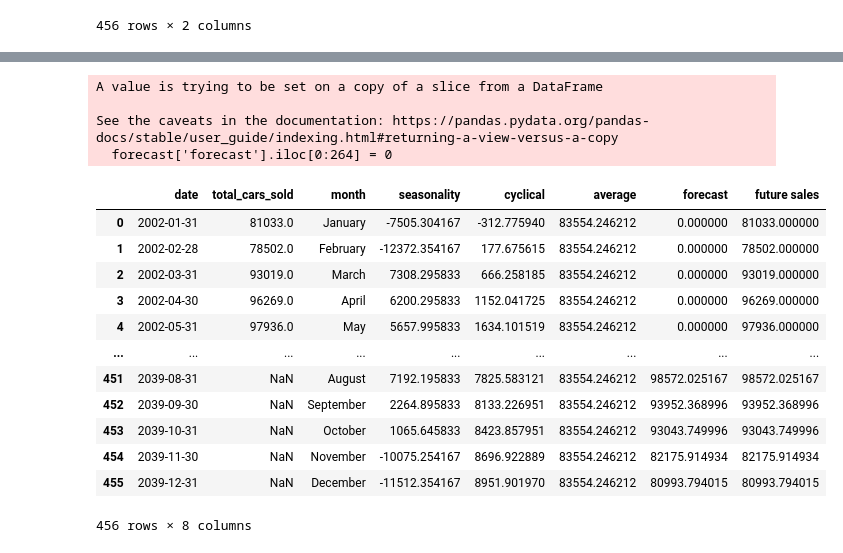
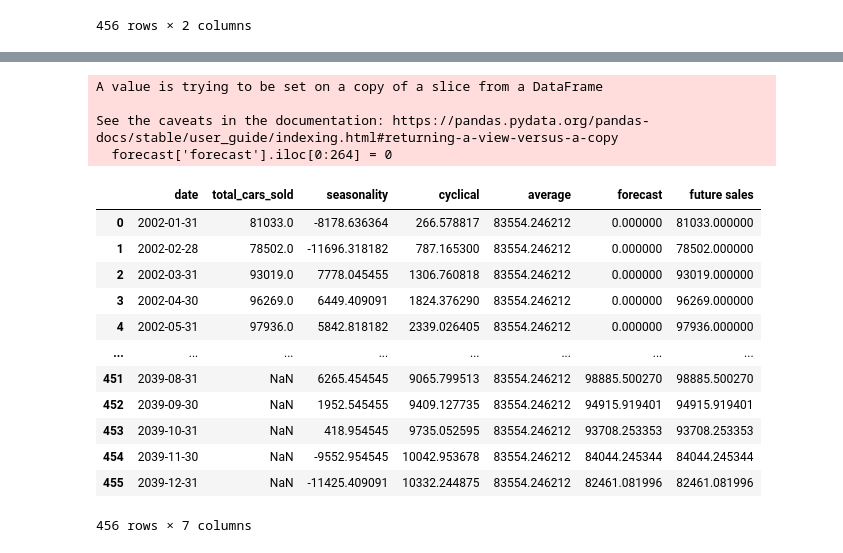
Before and after one commit to bennicholson2/Maryland-Automotive-Industry, a Jupyter notebook: analysis_chapters/02_seasonal_decomposition.ipynb, the cells around one changed output, grey strips where cells are left out. Cells and saved outputs as stored; diff of their text form; code cells hidden in the pictures.

```diff
--- a/analysis_chapters/02_seasonal_decomposition.ipynb
+++ b/analysis_chapters/02_seasonal_decomposition.ipynb
@@ -653,0 +704,8 @@ Sinusoidal graph equations are made up of
+# %%
+# create yearly smoothed data
+smoothed_irregularity_deseasonlised_sales_data = savgol_smooth(sales_data_irregularities_cylical_removed_deseasonlised['irregularities_deseasonlised_cars_sold'],12,1)
+
+plot_multiple_series(sales_data['date'],[smoothed_irregularity_deseasonlised_sales_data,
+                      sales_data_irregularities_cylical_removed_deseasonlised['irregularities_deseasonlised_cars_sold']],
+                      ['Smoothed Cars Sold','Deseasonlised Irregularities Removed Cars Sold'],'Comparing Smoothed Cars Sold Data','Time',
+                      'Number of Cars Sold per Month',alpha=[1,0.5])
@@ -699 +734,10 @@ y_values_monthly = sine_function(x_values_monthly, A, B_monthly, C, D)
+# %%
+A = (smoothed_irregularity_deseasonlised_sales_data.max() - smoothed_irregularity_deseasonlised_sales_data.min()) / 2
+D = smoothed_irregularity_deseasonlised_sales_data.mean()
+T = 12*12 # this is based off an estimate from examining the smoothed data
+B = 2 * np.pi / T
+
+sine_x = np.arange(0,len(sales_data))
+
+sine_y = sine_function(sine_x, A, B, 0, D)
 # %%
@@ -872,12 +920,12 @@ forecast
 # %%
 # create seasonality for each month
 forecast['month'] = forecast['date'].dt.month_name()
-forecast['seasonality'] = forecast['month'].map(monthly_mean_covid_removed)
+forecast['seasonality'] = forecast['month'].map(seasonal_monthly_irregularities_removed)
 # %%
 # create cyclical component for each month
 x_values_forecast = np.arange(0,len(forecast))
 
-forecast['cyclical'] = sine_function(x_values_forecast,A,B_monthly,C,D) - sales_data['total_cars_sold'].mean()
+forecast['cyclical'] = sine_function(x_values_forecast,A,B,0,D) - sales_data['total_cars_sold'].mean()
 # %%
 # create an average for each month
 forecast['average'] = sales_data['total_cars_sold'].mean()
@@ -917,26 +950,31 @@ forecast
 # %%
-# create a forecast column
+# convert forecast to be only the new data
 forecast['forecast'].iloc[0:264] = 0
+
+# create future sales which has existing data with the forecast
 forecast['future sales'] = forecast['forecast']+forecast['total_cars_sold'].replace(np.nan,0)
+
+forecast.drop(columns='month',inplace=True)
+
 forecast
 # %% [output]
 A value is trying to be set on a copy of a slice from a DataFrame
 
 See the caveats in the documentation: https://pandas.pydata.org/pandas-docs/stable/user_guide/indexing.html#returning-a-view-versus-a-copy
   forecast['forecast'].iloc[0:264] = 0
-|  | date | total_cars_sold | month | seasonality | cyclical | average | forecast | future sales |
-| 0 | 2002-01-31 | 81033.0 | January | -7505.304167 | -312.775940 | 83554.246212 | 0.000000 | 81033.000000 |
-| 1 | 2002-02-28 | 78502.0 | February | -12372.354167 | 177.675615 | 83554.246212 | 0.000000 | 78502.000000 |
-| 2 | 2002-03-31 | 93019.0 | March | 7308.295833 | 666.258185 | 83554.246212 | 0.000000 | 93019.000000 |
-| 3 | 2002-04-30 | 96269.0 | April | 6200.295833 | 1152.041725 | 83554.246212 | 0.000000 | 96269.000000 |
-| 4 | 2002-05-31 | 97936.0 | May | 5657.995833 | 1634.101519 | 83554.246212 | 0.000000 | 97936.000000 |
-| ... | ... | ... | ... | ... | ... | ... | ... | ... |
-| 451 | 2039-08-31 | NaN | August | 7192.195833 | 7825.583121 | 83554.246212 | 98572.025167 | 98572.025167 |
-| 452 | 2039-09-30 | NaN | September | 2264.895833 | 8133.226951 | 83554.246212 | 93952.368996 | 93952.368996 |
-| 453 | 2039-10-31 | NaN | October | 1065.645833 | 8423.857951 | 83554.246212 | 93043.749996 | 93043.749996 |
-| 454 | 2039-11-30 | NaN | November | -10075.254167 | 8696.922889 | 83554.246212 | 82175.914934 | 82175.914934 |
-| 455 | 2039-12-31 | NaN | December | -11512.354167 | 8951.901970 | 83554.246212 | 80993.794015 | 80993.794015 |
+|  | date | total_cars_sold | seasonality | cyclical | average | forecast | future sales |
+| 0 | 2002-01-31 | 81033.0 | -8178.636364 | 266.578817 | 83554.246212 | 0.000000 | 81033.000000 |
+| 1 | 2002-02-28 | 78502.0 | -11696.318182 | 787.165300 | 83554.246212 | 0.000000 | 78502.000000 |
+| 2 | 2002-03-31 | 93019.0 | 7778.045455 | 1306.760818 | 83554.246212 | 0.000000 | 93019.000000 |
+| 3 | 2002-04-30 | 96269.0 | 6449.409091 | 1824.376290 | 83554.246212 | 0.000000 | 96269.000000 |
+| 4 | 2002-05-31 | 97936.0 | 5842.818182 | 2339.026405 | 83554.246212 | 0.000000 | 97936.000000 |
+| ... | ... | ... | ... | ... | ... | ... | ... |
+| 451 | 2039-08-31 | NaN | 6265.454545 | 9065.799513 | 83554.246212 | 98885.500270 | 98885.500270 |
+| 452 | 2039-09-30 | NaN | 1952.545455 | 9409.127735 | 83554.246212 | 94915.919401 | 94915.919401 |
+| 453 | 2039-10-31 | NaN | 418.954545 | 9735.052595 | 83554.246212 | 93708.253353 | 93708.253353 |
+| 454 | 2039-11-30 | NaN | -9552.954545 | 10042.953678 | 83554.246212 | 84044.245344 | 84044.245344 |
+| 455 | 2039-12-31 | NaN | -11425.409091 | 10332.244875 | 83554.246212 | 82461.081996 | 82461.081996 |
-456 rows × 8 columns
+456 rows × 7 columns
 # %%
 # plot the forecasted data and the number of cars sold
 plot_multiple_series(forecast['date'],[forecast['total_cars_sold'],forecast['forecast'].replace(0,np.nan)],
```
Also changed, not shown: parts of 171 cells of this notebook, 35 other files.
